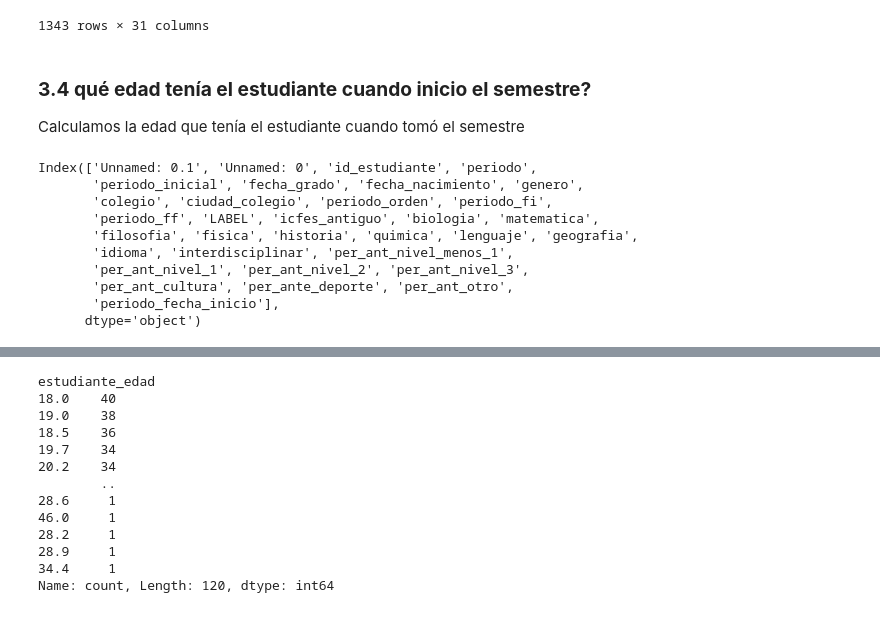
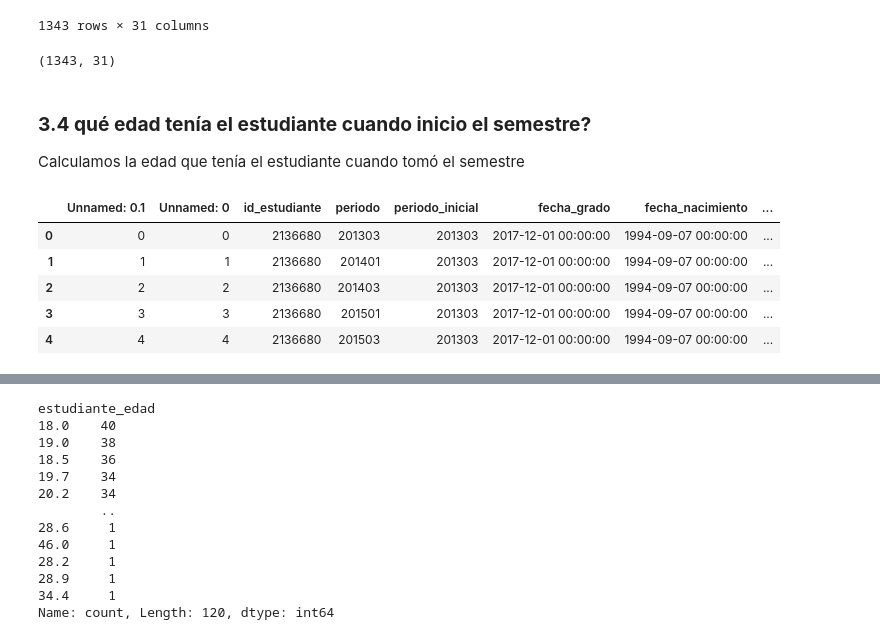
Before and after one commit to jaimereinoso2/UAOPiloto, a Jupyter notebook: detecta_desertores.ipynb, the cells around one changed output, grey strips where cells are left out. Drawn from its saved outputs; the diff is of its cells as text; code cells hidden in the pictures.

```diff
--- a/detecta_desertores.ipynb
+++ b/detecta_desertores.ipynb
@@ -409,6 +400,10 @@ DATOS
 | 1341 | 1341 | 2232126 | 202301 | 202301 | 0 | 2005-01-10 00:00:00 | MAS | COLEGIO MAYOR SAN FRANCISCO DE ASIS | ... |
 | 1342 | 1342 | 2232126 | 202303 | 202301 | 0 | 2005-01-10 00:00:00 | MAS | COLEGIO MAYOR SAN FRANCISCO DE ASIS | ... |
 1343 rows × 31 columns
+# %%
+DATOS.shape
+# %% [output]
+(1343, 31)
 # %%
 DATOS.to_excel('DATOS2.xlsx')
 # %% [markdown]
@@ -430,18 +425,14 @@ cadena_conexion = f'mysql+mysqlconnector://{usuario}:{contraseña}@{host}/{base_
 motor = create_engine(cadena_conexion)
 DATOS = pd.read_excel('DATOS2.xlsx')
 # %%
-DATOS.columns
+DATOS.head()
 # %% [output]
-Index(['Unnamed: 0.1', 'Unnamed: 0', 'id_estudiante', 'periodo',
-       'periodo_inicial', 'fecha_grado', 'fecha_nacimiento', 'genero',
-       'colegio', 'ciudad_colegio', 'periodo_orden', 'periodo_fi',
-       'periodo_ff', 'LABEL', 'icfes_antiguo', 'biologia', 'matematica',
-       'filosofia', 'fisica', 'historia', 'quimica', 'lenguaje', 'geografia',
-       'idioma', 'interdisciplinar', 'per_ant_nivel_menos_1',
-       'per_ant_nivel_1', 'per_ant_nivel_2', 'per_ant_nivel_3',
-       'per_ant_cultura', 'per_ante_deporte', 'per_ant_otro',
-       'periodo_fecha_inicio'],
-      dtype='object')
+|  | Unnamed: 0.1 | Unnamed: 0 | id_estudiante | periodo | periodo_inicial | fecha_grado | fecha_nacimiento | ... |
+| 0 | 0 | 0 | 2136680 | 201303 | 201303 | 2017-12-01 00:00:00 | 1994-09-07 00:00:00 | ... |
+| 1 | 1 | 1 | 2136680 | 201401 | 201303 | 2017-12-01 00:00:00 | 1994-09-07 00:00:00 | ... |
+| 2 | 2 | 2 | 2136680 | 201403 | 201303 | 2017-12-01 00:00:00 | 1994-09-07 00:00:00 | ... |
+| 3 | 3 | 3 | 2136680 | 201501 | 201303 | 2017-12-01 00:00:00 | 1994-09-07 00:00:00 | ... |
+| 4 | 4 | 4 | 2136680 | 201503 | 201303 | 2017-12-01 00:00:00 | 1994-09-07 00:00:00 | ... |
 # %%
 DATOS.dtypes
 # %% [output]
```
Also changed, not shown: parts of 50 cells of this notebook, 7 other files.
